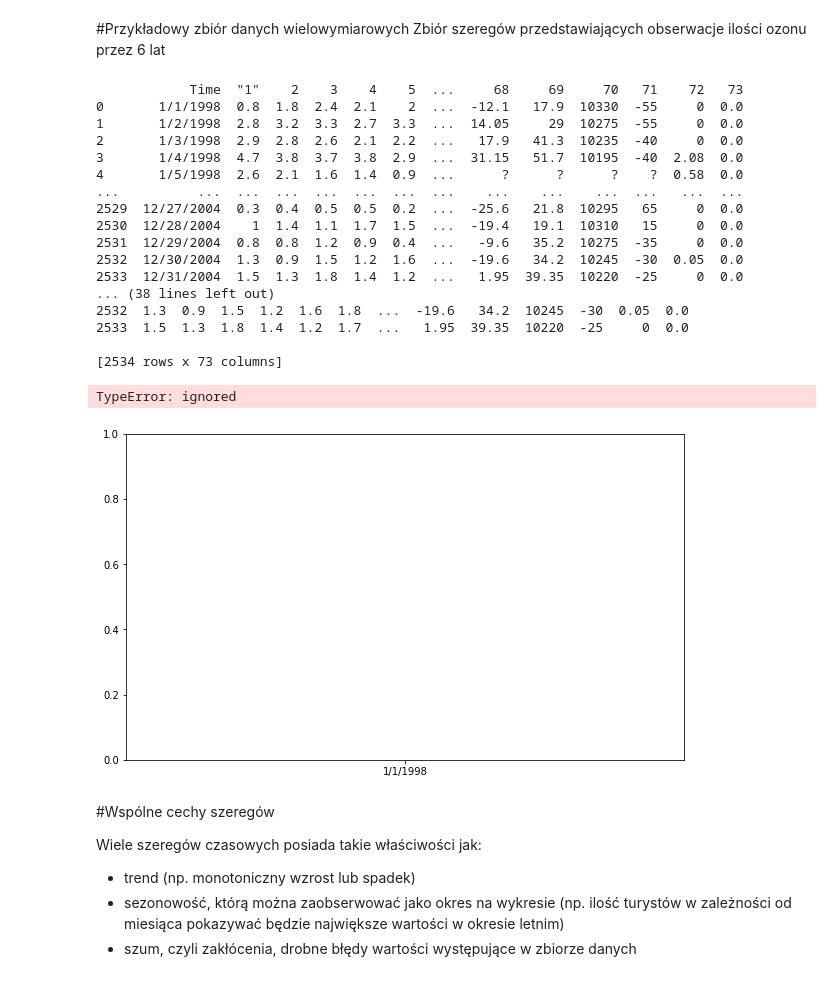
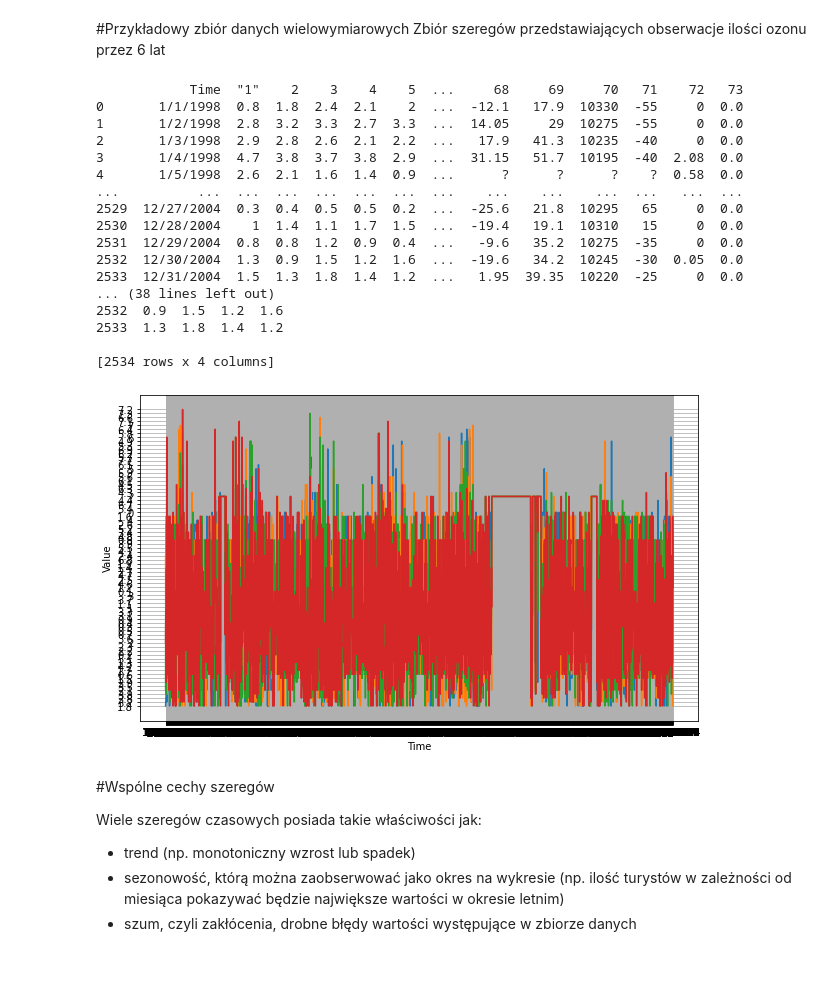
Before and after one commit to Mervolt/TimeSeriesTutorial, a Jupyter notebook: Notebook.ipynb, the cells around one changed output. Saved outputs shown, nothing was run; the diff lists cells and outputs as text; code cells hidden in the pictures.

```diff
--- a/Notebook.ipynb
+++ b/Notebook.ipynb
@@ -62,42 +62,38 @@ plt.show()
 #Przykładowy zbiór danych wielowymiarowych
 Zbiór szeregów przedstawiających obserwacje ilości ozonu przez 6 lat
 # %%
-url = "https://github.com/Mervolt/TimeSeriesTutorial/blob/master/ozone.csv"
+url = "https://raw.githubusercontent.com/Mervolt/TimeSeriesTutorial/master/ozone.csv"
 
 ozone_dataset = pd.read_csv(url)
 print(ozone_dataset)
 
-time, values = ozone_dataset["Time"], ozone_dataset[ozone_dataset.columns[1:5]]
-print(values)
+time, values = ozone_dataset["Time"], ozone_dataset[ozone_dataset.columns[2:6]]
 
-print(time)
-print(values)
 plt.figure(figsize=(10, 6))
-plot_series(time, values[0], label = False)
-plot_series(time, values[1], label = False)
-plot_series(time, values[2], label = False)
-plot_series(time, values[3], label = False)
+plot_series(time, values["2"], label = False)
+plot_series(time, values["3"], label = False)
+plot_series(time, values["4"], label = False)
+plot_series(time, values["5"], label = False)
 plt.show()
 # %% [output]
             Time  "1"    2    3    4    5  ...     68     69     70   71    72   73
 0       1/1/1998  0.8  1.8  2.4  2.1    2  ...  -12.1   17.9  10330  -55     0  0.0
 1       1/2/1998  2.8  3.2  3.3  2.7  3.3  ...  14.05     29  10275  -55     0  0.0
 2       1/3/1998  2.9  2.8  2.6  2.1  2.2  ...   17.9   41.3  10235  -40     0  0.0
 3       1/4/1998  4.7  3.8  3.7  3.8  2.9  ...  31.15   51.7  10195  -40  2.08  0.0
 4       1/5/1998  2.6  2.1  1.6  1.4  0.9  ...      ?      ?      ?    ?  0.58  0.0
 ...          ...  ...  ...  ...  ...  ...  ...    ...    ...    ...  ...   ...  ...
 2529  12/27/2004  0.3  0.4  0.5  0.5  0.2  ...  -25.6   21.8  10295   65     0  0.0
 2530  12/28/2004    1  1.4  1.1  1.7  1.5  ...  -19.4   19.1  10310   15     0  0.0
 2531  12/29/2004  0.8  0.8  1.2  0.9  0.4  ...   -9.6   35.2  10275  -35     0  0.0
 2532  12/30/2004  1.3  0.9  1.5  1.2  1.6  ...  -19.6   34.2  10245  -30  0.05  0.0
 2533  12/31/2004  1.5  1.3  1.8  1.4  1.2  ...   1.95  39.35  10220  -25     0  0.0
 ... (38 lines left out)
-2532  1.3  0.9  1.5  1.2  1.6  1.8  ...  -19.6   34.2  10245  -30  0.05  0.0
-2533  1.5  1.3  1.8  1.4  1.2  1.7  ...   1.95  39.35  10220  -25     0  0.0
+2532  0.9  1.5  1.2  1.6
+2533  1.3  1.8  1.4  1.2
 
-[2534 rows x 73 columns]
+[2534 rows x 4 columns]
-TypeError: ignored
-[figure, old version]
+[figure, new version]
 # %% [markdown]
 #Wspólne cechy szeregów
 
```
Also changed, not shown: parts of 2 cells of this notebook.
